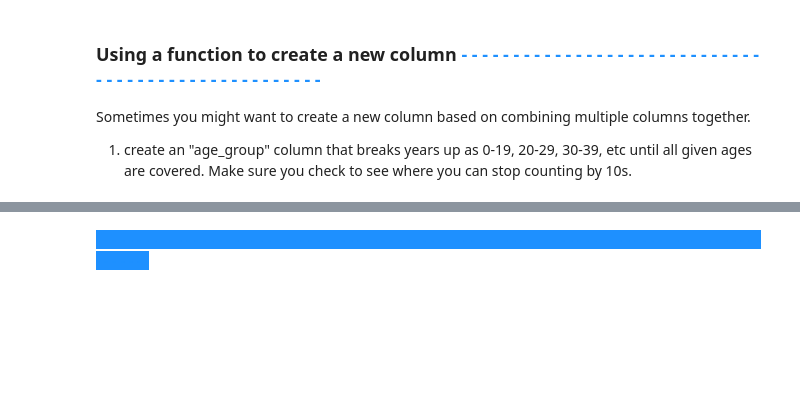
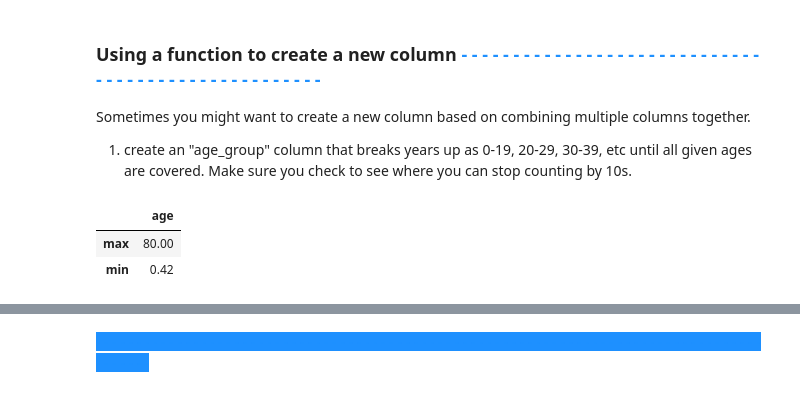
Before and after one commit to mtejasvi/DataManipulation, a Jupyter notebook: DataManipulationWorkbook.ipynb, the cells around one changed output, grey strips where cells are left out. Cells and saved outputs as stored; diff of their text form; code cells hidden in the pictures; blank space fills up the shorter version.

```diff
--- a/DataManipulationWorkbook.ipynb
+++ b/DataManipulationWorkbook.ipynb
@@ -351,5 +387,12 @@ Sometimes you might want to create a new column based on combining multiple colu
 1. create an "age_group" column that breaks years up as 0-19, 20-29, 30-39, etc until all given ages are covered.  Make sure you check to see where you can stop counting by 10s.
 # %%
 # Write your max age check here:
+agg_func={'age':['max','min']}
+
+data.agg(agg_func)
+# %% [output]
+|  | age |
+| max | 80.00 |
+| min | 0.42 |
 # %%
 # Code the new "age_group" column function here:
```
Also changed, not shown: parts of 5 cells of this notebook.
